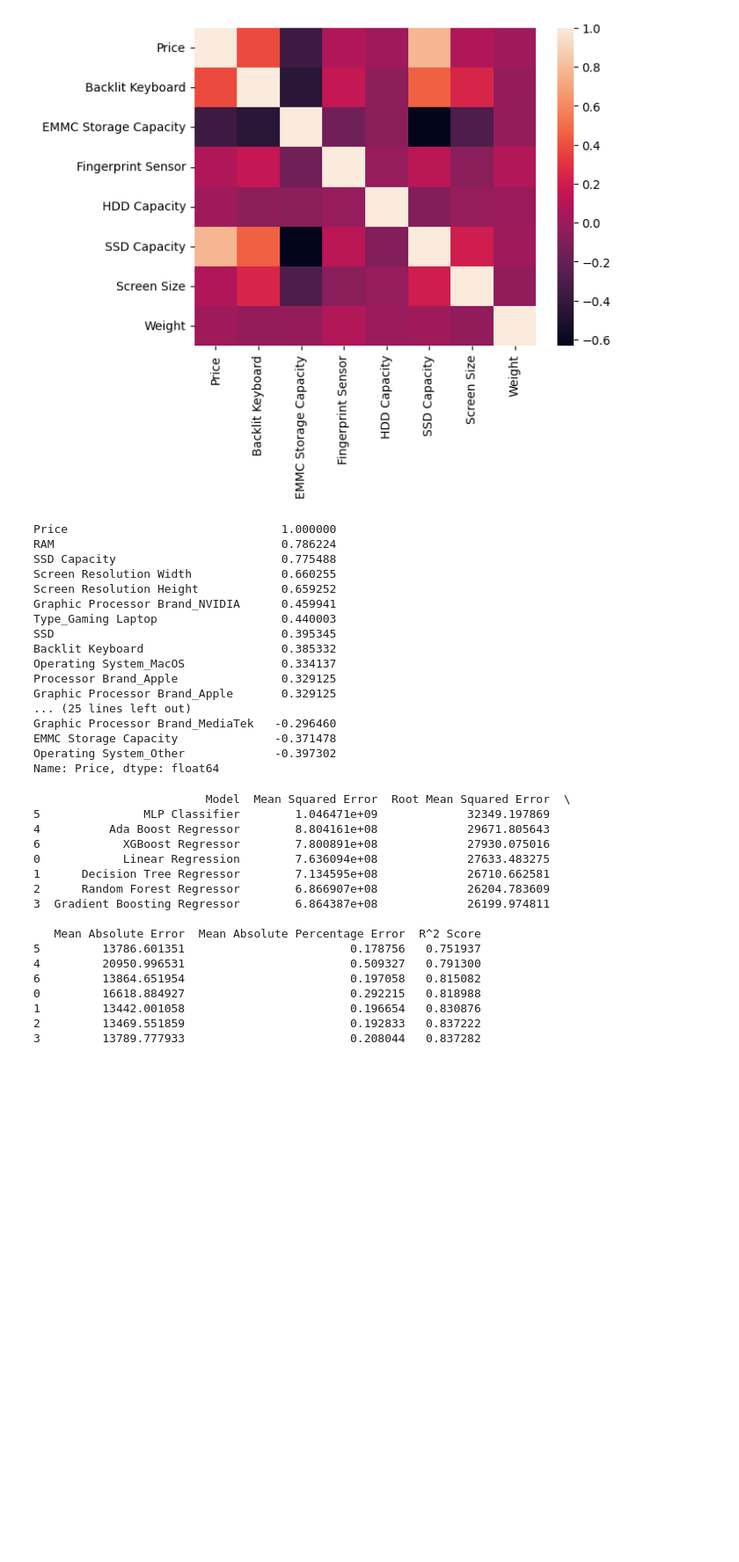
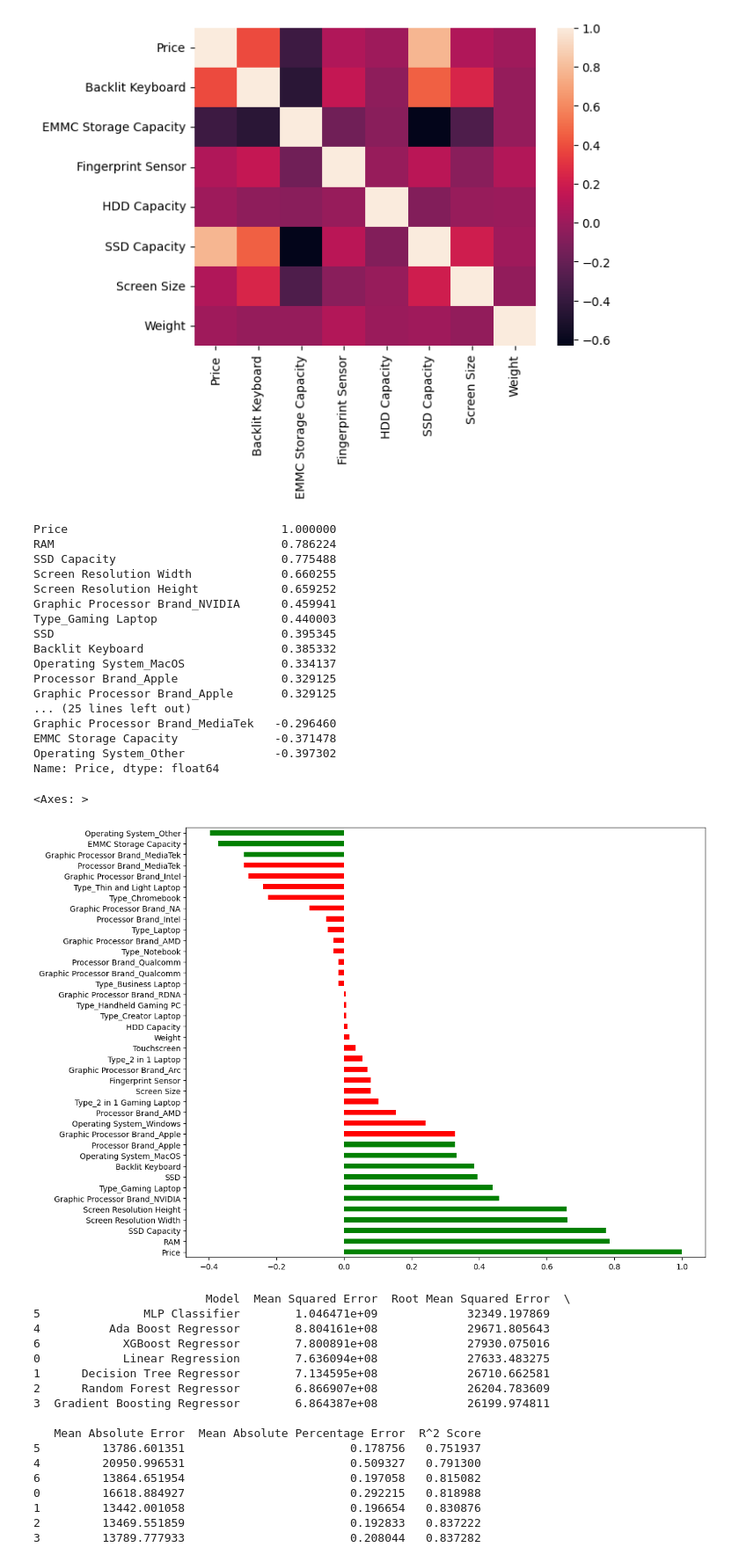
Before and after one commit to SvelaT/computer-predict, a Jupyter notebook: exercise2.ipynb, the cells around one changed output. Shown at 88% size. Drawn from its saved outputs; the diff is of its cells as text; code cells hidden in the pictures; blank space fills up the shorter version.

Commit message:
pretty plot

```diff
--- a/exercise2.ipynb
+++ b/exercise2.ipynb
@@ -232,27 +232,72 @@ plt.show()
 # %%
 #Check correlation with the target
 
 corr_matrix = new_df.corr()
 
 print(corr_matrix["Price"].sort_values(ascending=False))
+
+plt.figure(figsize=(12, 10))
+corr_matrix["Price"].sort_values(ascending=False).plot.barh(color=[
+    "green",
+    "green",
+    "green",
+    "green",
+    "green",
+    "green",
+    "green",
+    "green",
+    "green",
+    "green",
+    "green",
+    "red",
+    "red",
+    "red",
+    "red",
+    "red",
+    "red",
+    "red",
+    "red",
+    "red",
+    "red",
+    "red",
+    "red",
+    "red",
+    "red",
+    "red",
+    "red",
+    "red",
+    "red",
+    "red",
+    "red",
+    "red",
+    "red",
+    "red",
+    "red",
+    "red",
+    "red",
+    "green",
+    "green"
+])
 # %% [output]
 Price                               1.000000
 RAM                                 0.786224
 SSD Capacity                        0.775488
 Screen Resolution Width             0.660255
 Screen Resolution Height            0.659252
 Graphic Processor Brand_NVIDIA      0.459941
 Type_Gaming Laptop                  0.440003
 SSD                                 0.395345
 Backlit Keyboard                    0.385332
 Operating System_MacOS              0.334137
 Processor Brand_Apple               0.329125
 Graphic Processor Brand_Apple       0.329125
 ... (25 lines left out)
 Graphic Processor Brand_MediaTek   -0.296460
 EMMC Storage Capacity              -0.371478
 Operating System_Other             -0.397302
 Name: Price, dtype: float64
+<Axes: >
+[figure, added]
 # %%
 #Drop features with low correlation < 0.3 AND > -0.3
 columns_to_drop = [
```
